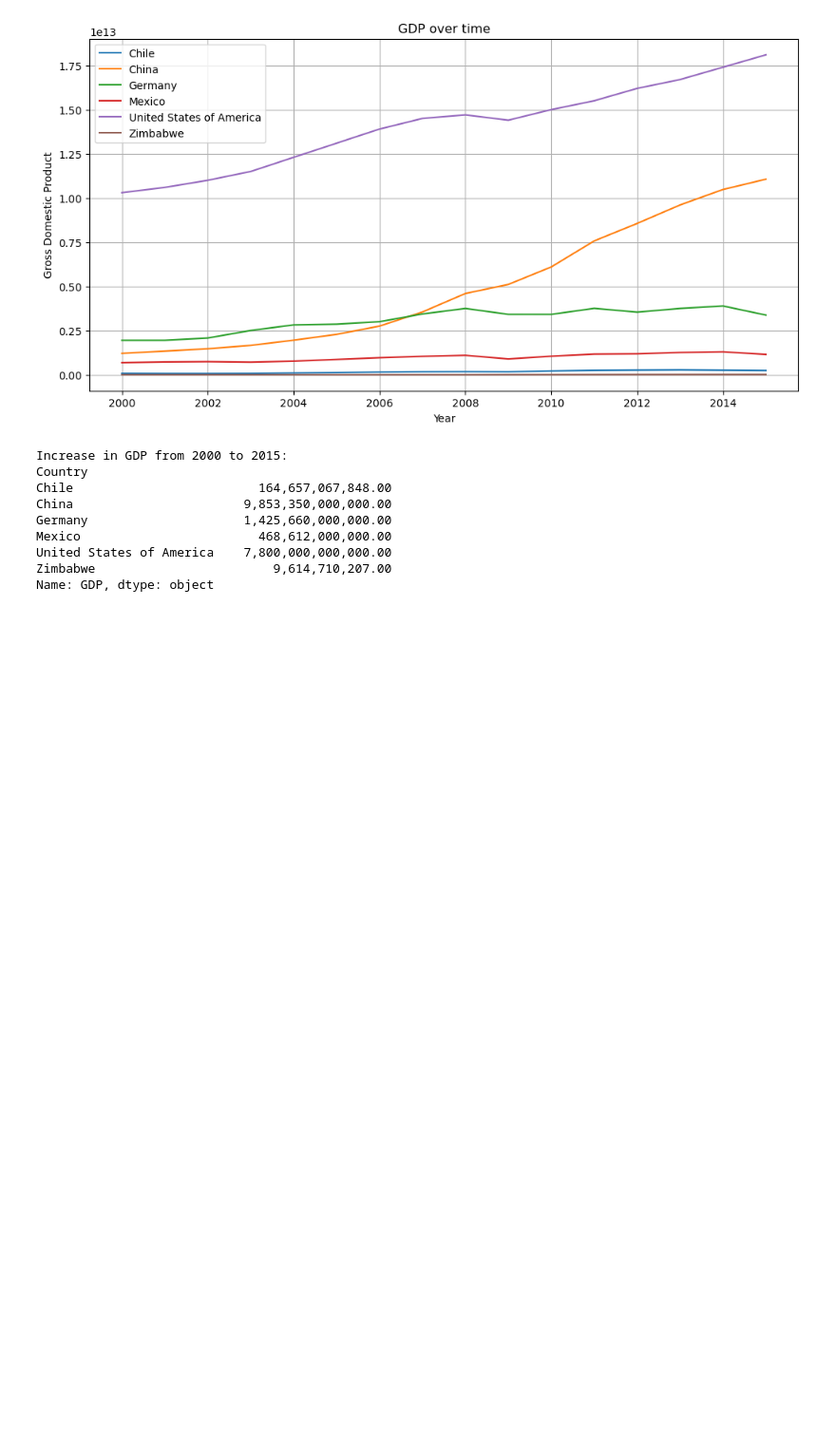
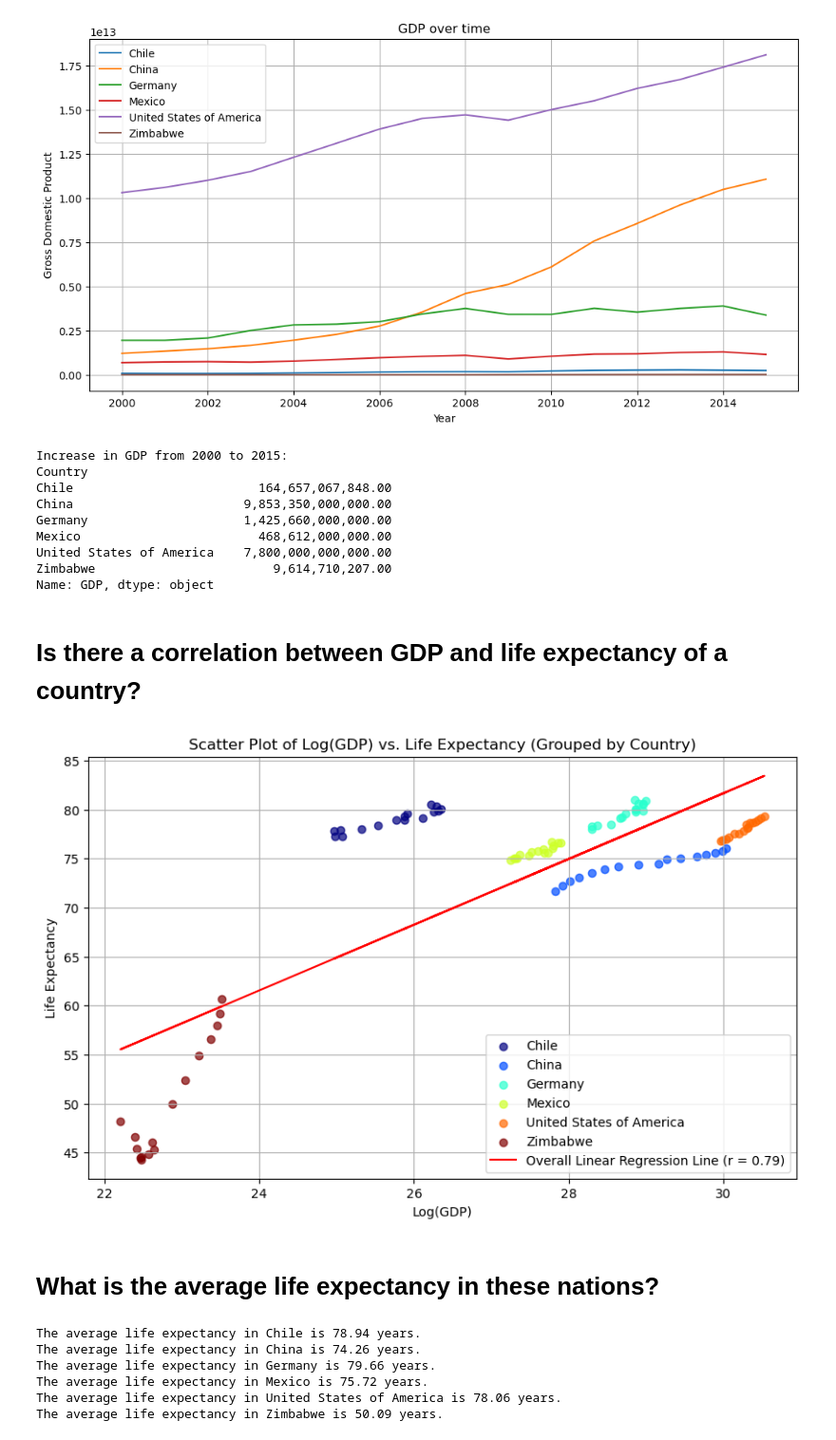
Before and after one commit to KilianDiederix/Portfolio, a Jupyter notebook: Life-Expectancy-and-GDP-Starter/life_expectancy_gdp.ipynb, the cells around one changed output. Shown at 95% size. Saved outputs shown, nothing was run; the diff lists cells and outputs as text; code cells hidden in the pictures; blank space fills up the shorter version.

```diff
--- a/Life-Expectancy-and-GDP-Starter/life_expectancy_gdp.ipynb
+++ b/Life-Expectancy-and-GDP-Starter/life_expectancy_gdp.ipynb
@@ -192,3 +193,47 @@ Mexico                        468,612,000,000.00
 United States of America    7,800,000,000,000.00
 Zimbabwe                        9,614,710,207.00
 Name: GDP, dtype: object
+# %% [markdown]
+# Is there a correlation between GDP and life expectancy of a country?
+# %%
+plt.figure(figsize=(10, 6))
+# Create a color map for each group (country)
+colors = plt.cm.jet(np.linspace(0, 1, len(grouped_country)))
+
+# Iterate through each group (country) and plot a scatter plot with a unique color
+for i, (country, data) in enumerate(grouped_country):
+    plt.scatter(np.log(data['GDP']), data['Life expectancy at birth (years)'],
+                label=country, alpha=0.7, color=colors[i])
+
+plt.title('Scatter Plot of Log(GDP) vs. Life Expectancy (Grouped by Country)')
+plt.xlabel('Log(GDP)')
+plt.ylabel('Life Expectancy')
+plt.grid(True)
+
+# Calculate regression line for all data points
+slope, intercept, r_value, p_value, std_err = linregress(np.log(df['GDP']), df['Life expectancy at birth (years)'])
+line = slope * np.log(df['GDP']) + intercept
+plt.plot(np.log(df['GDP']), line, color='red', label=f'Overall Linear Regression Line (r = {r_value:.2f})')
+
+plt.legend()
+plt.show()
+# %% [output]
+[figure, added]
+# %% [markdown]
+# What is the average life expectancy in these nations?
+# %%
+# Get a list of all unique countries in the 'Country' column
+unique_countries = df['Country'].unique()
+
+# Iterate through each unique country and calculate the average life expectancy
+for country in unique_countries:
+    filtered_data = df[df['Country'] == country]
+    average_life_expectancy = filtered_data['Life expectancy at birth (years)'].mean()
+    print(f"The average life expectancy in {country} is {average_life_expectancy:.2f} years.")
+# %% [output]
+The average life expectancy in Chile is 78.94 years.
+The average life expectancy in China is 74.26 years.
+The average life expectancy in Germany is 79.66 years.
+The average life expectancy in Mexico is 75.72 years.
+The average life expectancy in United States of America is 78.06 years.
+The average life expectancy in Zimbabwe is 50.09 years.
```
Also changed, not shown: parts of 4 cells of this notebook.
